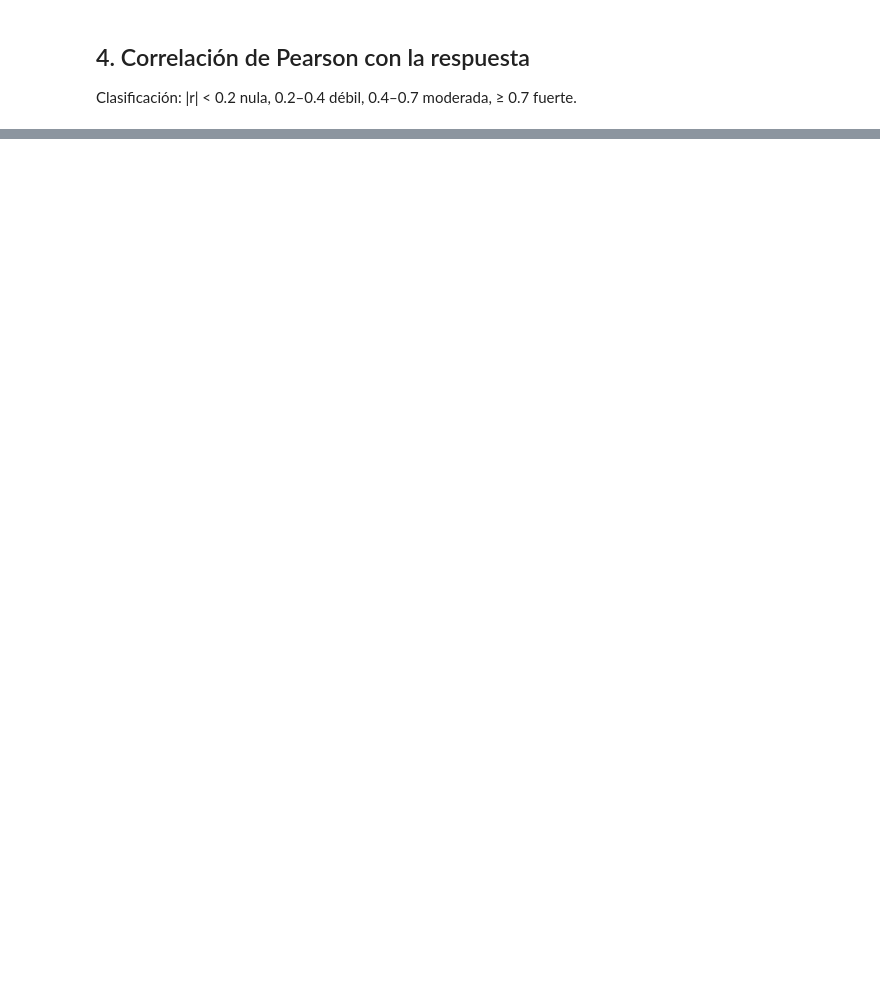
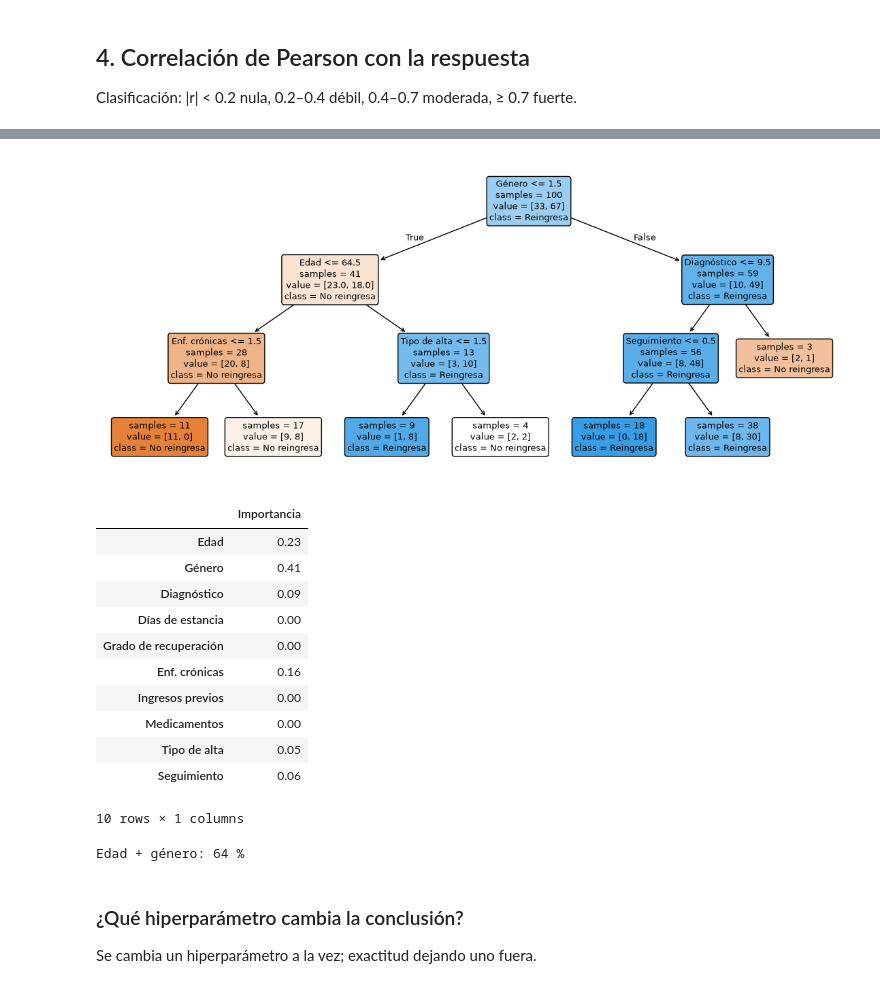
Before and after one commit to Niettzche/ia-responsable-reingreso-30-dias, a Jupyter notebook: IA_Responsable_Reingreso_30_dias.ipynb, the cells around one changed output, grey strips where cells are left out. Drawn from its saved outputs; the diff is of its cells as text; code cells hidden in the pictures; blank space fills up the shorter version.

```diff
--- a/IA_Responsable_Reingreso_30_dias.ipynb
+++ b/IA_Responsable_Reingreso_30_dias.ipynb
@@ -380,0 +280,17 @@ pd.Series({'Base sin sesgo': contrafactual(IDX_SS), 'Base con sesgo': contrafact
+# %%
+from sklearn.tree import DecisionTreeClassifier, plot_tree, export_text
+
+HIPER = dict(criterion='gini', max_depth=3, min_samples_leaf=3, random_state=0)
+DEMOG = [VARS.index('Edad'), G]
+
+def arbol(idx=None, **hp):
+    idx = np.arange(N) if idx is None else idx
+    return DecisionTreeClassifier(**{**HIPER, **hp}).fit(X_all[idx], y_all[idx])
+
+def loo_arbol(**hp):
+    return round(100 * np.mean([arbol(np.delete(np.arange(N), i), **hp).predict(X_all[[i]])[0] == y_all[i]
+                                for i in range(N)]))
+
+ARB = arbol()
+print(export_text(ARB, feature_names=VARS, class_names=['No reingresa', 'Reingresa']))
+pd.Series(ARB.get_params(), name='valor').to_frame()
@@ -380,0 +332,27 @@ pd.Series({'Base sin sesgo': contrafactual(IDX_SS), 'Base con sesgo': contrafact
+# %%
+fig, ax = plt.subplots(figsize=(14, 6))
+plot_tree(ARB, ax=ax, feature_names=VARS, class_names=['No reingresa', 'Reingresa'],
+          filled=True, rounded=True, impurity=False, fontsize=9)
+plt.show()
+
+imp = pd.Series(ARB.feature_importances_, index=VARS).round(2)
+display(imp.to_frame('Importancia'))
+print('Edad + género:', round(100 * imp.iloc[DEMOG].sum()), '%')
+# %% [output]
+[figure, added]
+|  | Importancia |
+| Edad | 0.23 |
+| Género | 0.41 |
+| Diagnóstico | 0.09 |
+| Días de estancia | 0.00 |
+| Grado de recuperación | 0.00 |
+| Enf. crónicas | 0.16 |
+| Ingresos previos | 0.00 |
+| Medicamentos | 0.00 |
+| Tipo de alta | 0.05 |
+| Seguimiento | 0.06 |
+10 rows × 1 columns
+Edad + género: 64 %
+# %% [markdown]
+### ¿Qué hiperparámetro cambia la conclusión?
+Se cambia un hiperparámetro a la vez; exactitud dejando uno fuera.
```
Also changed, not shown: parts of 30 cells of this notebook, 1 other file.
